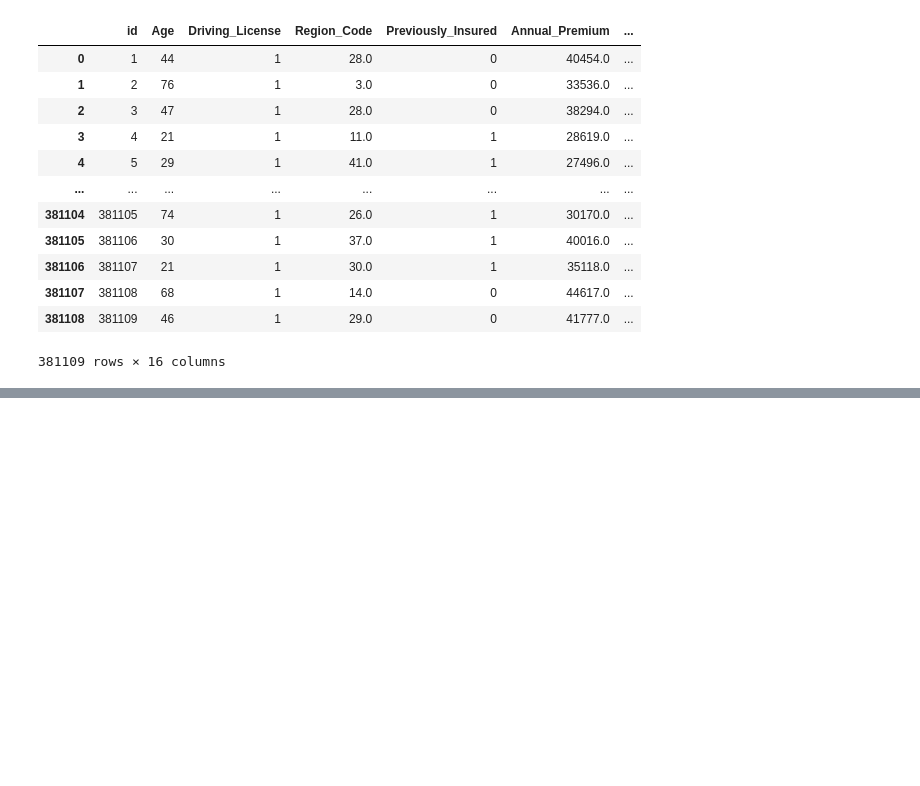
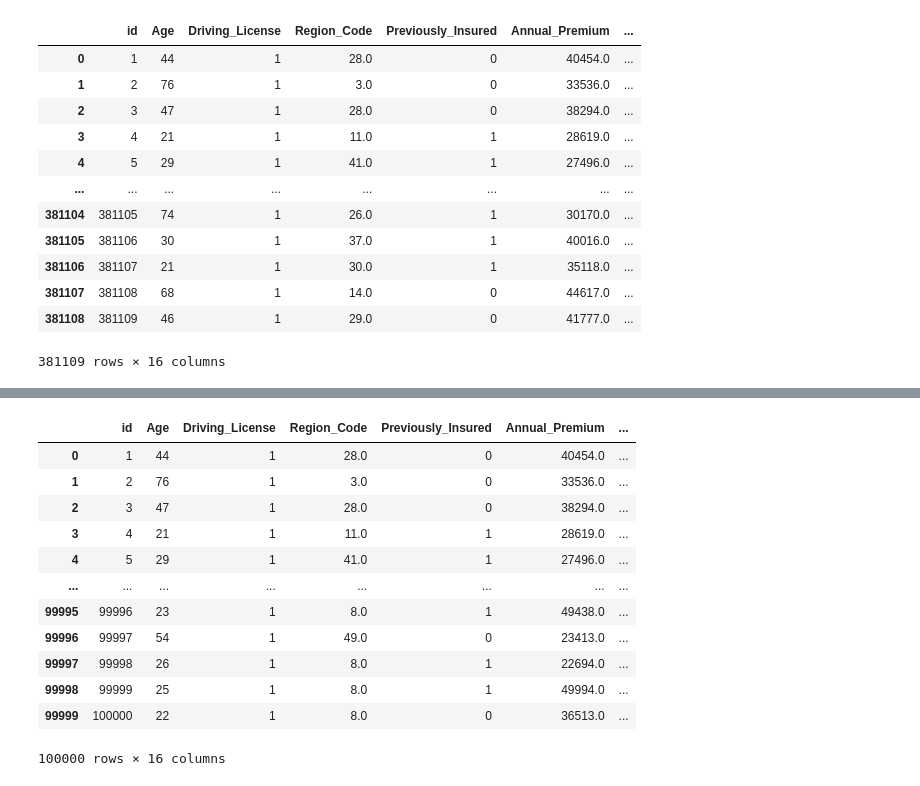
Before and after one commit to SamyMekk/IA-Insurance, a Jupyter notebook: RandomForest.ipynb, the cells around one changed output, grey strips where cells are left out. Cells and saved outputs as stored; diff of their text form; code cells hidden in the pictures; blank space fills up the shorter version.

```diff
--- a/RandomForest.ipynb
+++ b/RandomForest.ipynb
@@ -55,5 +55,3 @@ dataset_encoded
 | 381107 | 381108 | 68 | 1 | 14.0 | 0 | 44617.0 | ... |
 | 381108 | 381109 | 46 | 1 | 29.0 | 0 | 41777.0 | ... |
 381109 rows × 16 columns
-# %%
-dataset_encoded = dataset_encoded.iloc[:1000]
@@ -79,0 +145,16 @@ Accuracy: 0.1
+# %%
+dataset_encoded
+# %% [output]
+|  | id | Age | Driving_License | Region_Code | Previously_Insured | Annual_Premium | ... |
+| 0 | 1 | 44 | 1 | 28.0 | 0 | 40454.0 | ... |
+| 1 | 2 | 76 | 1 | 3.0 | 0 | 33536.0 | ... |
+| 2 | 3 | 47 | 1 | 28.0 | 0 | 38294.0 | ... |
+| 3 | 4 | 21 | 1 | 11.0 | 1 | 28619.0 | ... |
+| 4 | 5 | 29 | 1 | 41.0 | 1 | 27496.0 | ... |
+| ... | ... | ... | ... | ... | ... | ... | ... |
+| 99995 | 99996 | 23 | 1 | 8.0 | 1 | 49438.0 | ... |
+| 99996 | 99997 | 54 | 1 | 49.0 | 0 | 23413.0 | ... |
+| 99997 | 99998 | 26 | 1 | 8.0 | 1 | 22694.0 | ... |
+| 99998 | 99999 | 25 | 1 | 8.0 | 1 | 49994.0 | ... |
+| 99999 | 100000 | 22 | 1 | 8.0 | 0 | 36513.0 | ... |
+100000 rows × 16 columns
```
Also changed, not shown: parts of 9 cells of this notebook, 2 other files.
